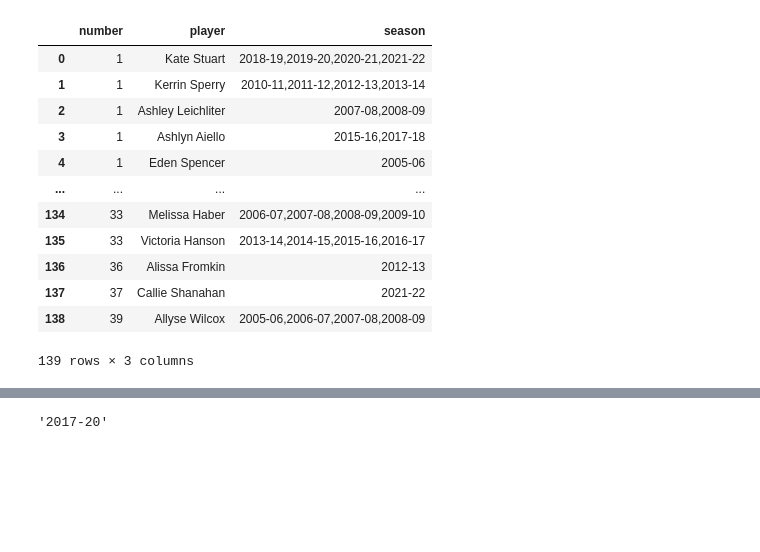
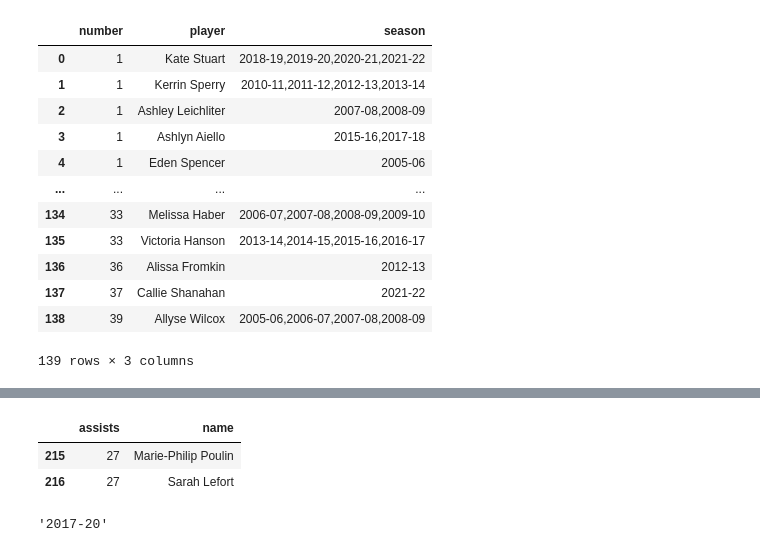
Before and after one commit to redsoxfan2194/buhockeystats, a Jupyter notebook: BU Women's Record Book.ipynb, the cells around one changed output, grey strips where cells are left out. Cells and saved outputs as stored; diff of their text form; code cells hidden in the pictures; blank space fills up the shorter version.

```diff
--- a/BU Women's Record Book.ipynb
+++ b/BU Women's Record Book.ipynb
@@ -496,3 +506,9 @@ dfSeasSkateW[['pin','pim']]=dfSeasSkateW['pens'].str.split('/',expand=True)
+# %%
+dfSeasSkateW.loc[dfSeasSkateW['season']=='2014-15'].nlargest(1,'assists',keep='all')[['assists','name']]
+# %% [output]
+|  | assists | name |
+| 215 | 27 | Marie-Philip Poulin |
+| 216 | 27 | Sarah Lefort |
 # %%
 dfSeasSkateW['pin']=dfSeasSkateW['pin'].astype('int')
 dfSeasSkateW['pim']=dfSeasSkateW['pim'].astype('int')
```
Also changed, not shown: parts of 4 cells of this notebook, 2 other files.
